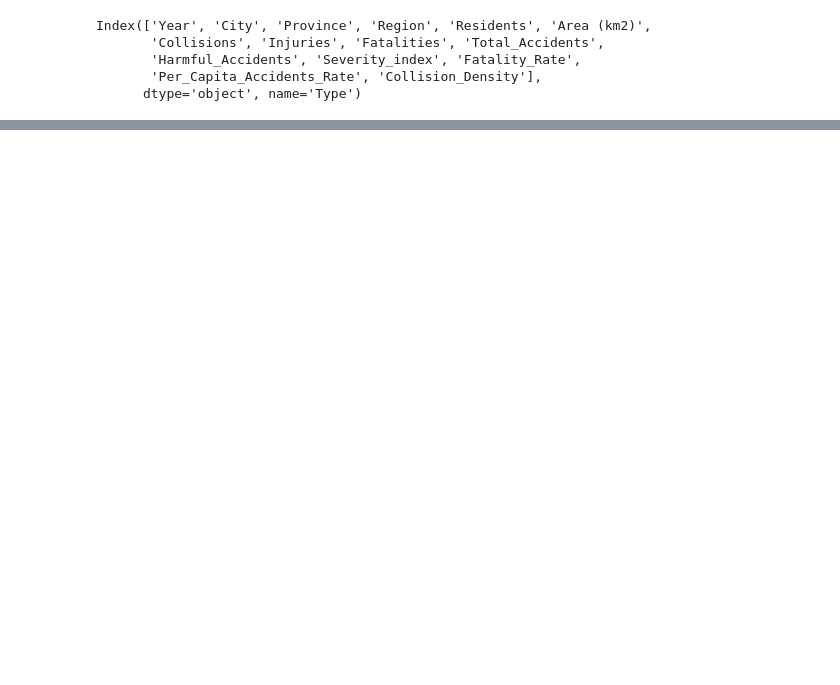
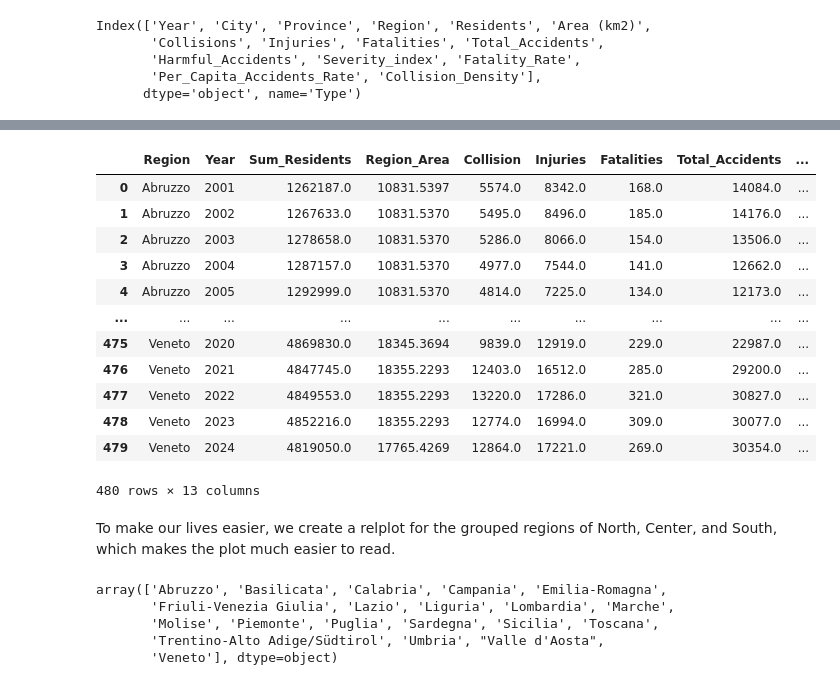
Before and after one commit to marcoboscato/ISTAT_traffic_analysis, a Jupyter notebook: analysis.ipynb, the cells around one changed output, grey strips where cells are left out. Saved outputs shown, nothing was run; the diff lists cells and outputs as text; code cells hidden in the pictures; blank space fills up the shorter version.

```diff
--- a/analysis.ipynb
+++ b/analysis.ipynb
@@ -343,0 +348,52 @@ plt.show()
+# %%
+# group by region
+df_pivot_region = df_pivot.groupby(['Region', 'Year']).agg(
+                                                        Sum_Residents=('Residents', 'sum'),
+                                                        Region_Area=('Area (km2)', 'sum'),
+                                                        Collision=('Collisions', 'sum'),
+                                                        Injuries=('Injuries', 'sum'),
+                                                        Fatalities=('Fatalities', 'sum'),
+                                                        Total_Accidents=('Total_Accidents', 'sum')
+                                                    ).reset_index()
+
+# calculcate again the metrics
+# 2) Harmful Accidents (M + F)
+df_pivot_region['Harmful_Accidents'] = df_pivot_region['Fatalities'] + df_pivot_region['Injuries']
+
+# 3) Severity Index (where condition to taking into account possible division by zero)
+df_pivot_region['Severity_index'] = np.where(df_pivot_region['Total_Accidents'] > 0, df_pivot_region['Harmful_Accidents'] / df_pivot_region['Total_Accidents'], 0,)
+
+# 4) Fatality Rate
+df_pivot_region['Fatality_Rate'] = np.where(df_pivot_region['Total_Accidents'] > 0, df_pivot_region['Fatalities'] / df_pivot_region['Total_Accidents'], 0,)
+
+# 5) Per-Capita Accidents Rate
+df_pivot_region['Per_Capita_Accidents_Rate'] = (df_pivot_region['Total_Accidents'] / df_pivot_region['Sum_Residents']) * 1e4
+
+# 6) Collision Density
+df_pivot_region['Collision_Density'] = df_pivot_region['Total_Accidents'] / df_pivot_region['Region_Area']
+
+df_pivot_region
+# %% [output]
+|  | Region | Year | Sum_Residents | Region_Area | Collision | Injuries | Fatalities | Total_Accidents | ... |
+| 0 | Abruzzo | 2001 | 1262187.0 | 10831.5397 | 5574.0 | 8342.0 | 168.0 | 14084.0 | ... |
+| 1 | Abruzzo | 2002 | 1267633.0 | 10831.5370 | 5495.0 | 8496.0 | 185.0 | 14176.0 | ... |
+| 2 | Abruzzo | 2003 | 1278658.0 | 10831.5370 | 5286.0 | 8066.0 | 154.0 | 13506.0 | ... |
+| 3 | Abruzzo | 2004 | 1287157.0 | 10831.5370 | 4977.0 | 7544.0 | 141.0 | 12662.0 | ... |
+| 4 | Abruzzo | 2005 | 1292999.0 | 10831.5370 | 4814.0 | 7225.0 | 134.0 | 12173.0 | ... |
+| ... | ... | ... | ... | ... | ... | ... | ... | ... | ... |
+| 475 | Veneto | 2020 | 4869830.0 | 18345.3694 | 9839.0 | 12919.0 | 229.0 | 22987.0 | ... |
+| 476 | Veneto | 2021 | 4847745.0 | 18355.2293 | 12403.0 | 16512.0 | 285.0 | 29200.0 | ... |
+| 477 | Veneto | 2022 | 4849553.0 | 18355.2293 | 13220.0 | 17286.0 | 321.0 | 30827.0 | ... |
+| 478 | Veneto | 2023 | 4852216.0 | 18355.2293 | 12774.0 | 16994.0 | 309.0 | 30077.0 | ... |
+| 479 | Veneto | 2024 | 4819050.0 | 17765.4269 | 12864.0 | 17221.0 | 269.0 | 30354.0 | ... |
+480 rows × 13 columns
+# %% [markdown]
+To make our lives easier, we create a relplot for the grouped regions of North, Center, and South, which makes the plot much easier to read.
+# %%
+df_pivot_region['Region'].unique()
+# %% [output]
+array(['Abruzzo', 'Basilicata', 'Calabria', 'Campania', 'Emilia-Romagna',
+       'Friuli-Venezia Giulia', 'Lazio', 'Liguria', 'Lombardia', 'Marche',
+       'Molise', 'Piemonte', 'Puglia', 'Sardegna', 'Sicilia', 'Toscana',
+       'Trentino-Alto Adige/Südtirol', 'Umbria', "Valle d'Aosta",
+       'Veneto'], dtype=object)
```
Also changed, not shown: parts of 14 cells of this notebook.
